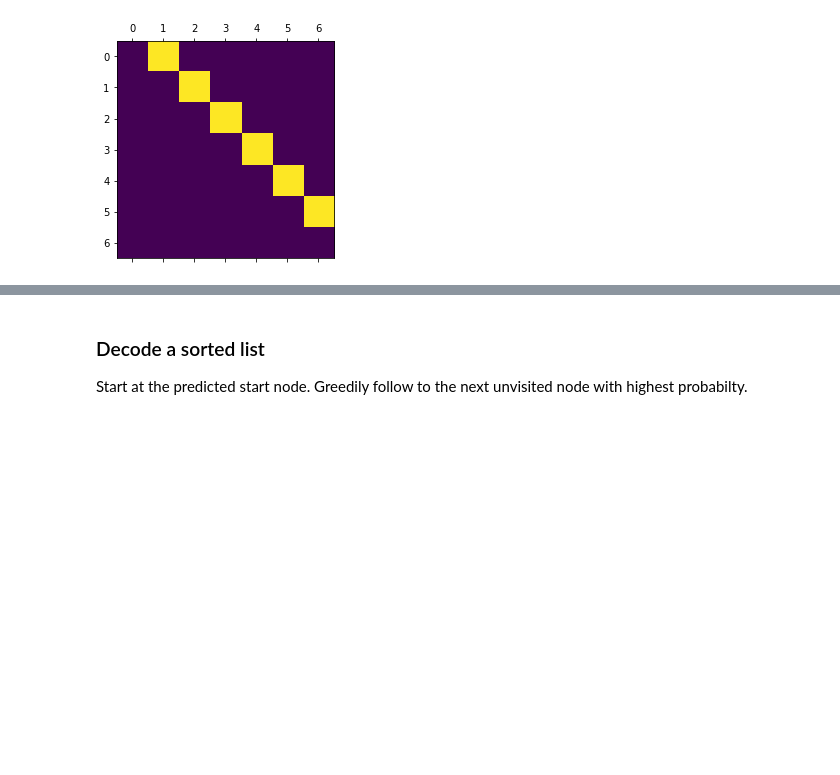
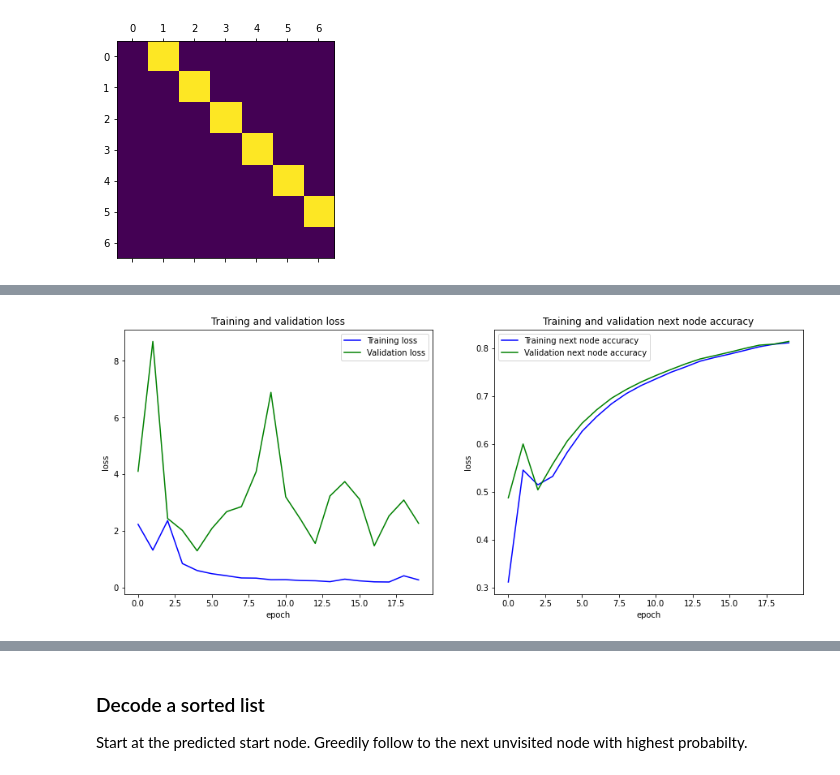
Before and after one commit to felbecker/GNN-Examples, a Jupyter notebook: Sort.ipynb, the cells around one changed output, grey strips where cells are left out. Drawn from its saved outputs; the diff is of its cells as text; code cells hidden in the pictures; blank space fills up the shorter version.

```diff
--- a/Sort.ipynb
+++ b/Sort.ipynb
@@ -216,3 +247,21 @@ Epoch 5/5
+# %%
+_, ax = plt.subplots(ncols = 2, figsize = (15, 6))
+
+ax[0].plot(np.arange(NUM_EPOCHS), history.history["loss"], 'b', label = 'Training loss')
+ax[0].plot(np.arange(NUM_EPOCHS), history.history["val_loss"], 'g', label = 'Validation loss')
+ax[0].set_title('Training and validation loss')
+ax[0].set_xlabel('epoch')
+ax[0].set_ylabel('loss')
+ax[0].legend();
+
+ax[1].plot(np.arange(NUM_EPOCHS), history.history["next_nodes_acc_next"], 'b', label = 'Training next node accuracy')
+ax[1].plot(np.arange(NUM_EPOCHS), history.history["val_next_nodes_acc_next"], 'g', label = 'Validation next node accuracy')
+ax[1].set_title('Training and validation next node accuracy')
+ax[1].set_xlabel('epoch')
+ax[1].set_ylabel('loss')
+ax[1].legend();
+# %% [output]
+[figure, added]
 # %%
 input_graph, _, sort_indices = make_example((20,21))
 fig = plt.figure(1, figsize=(4, 4))
```
Also changed, not shown: parts of 12 cells of this notebook, 2 other files.
